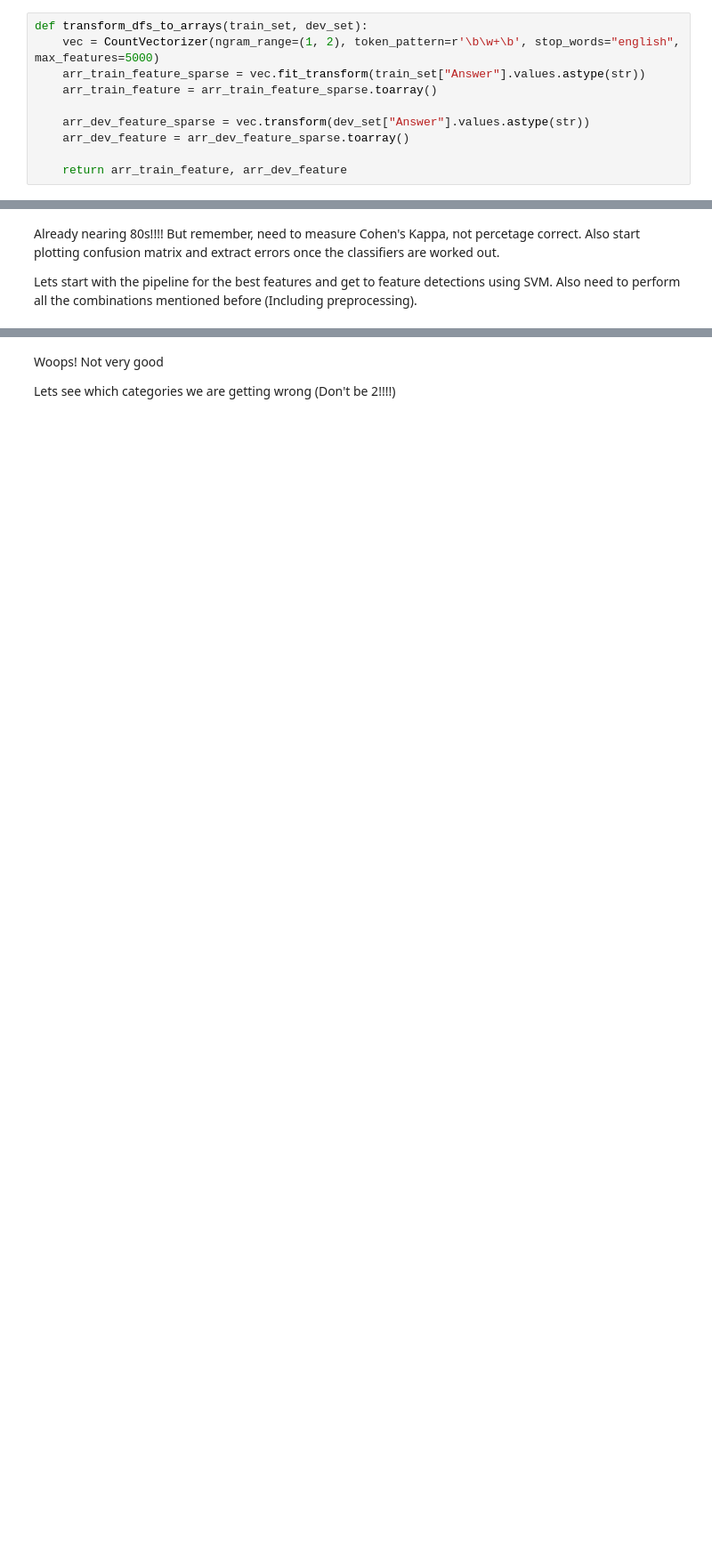
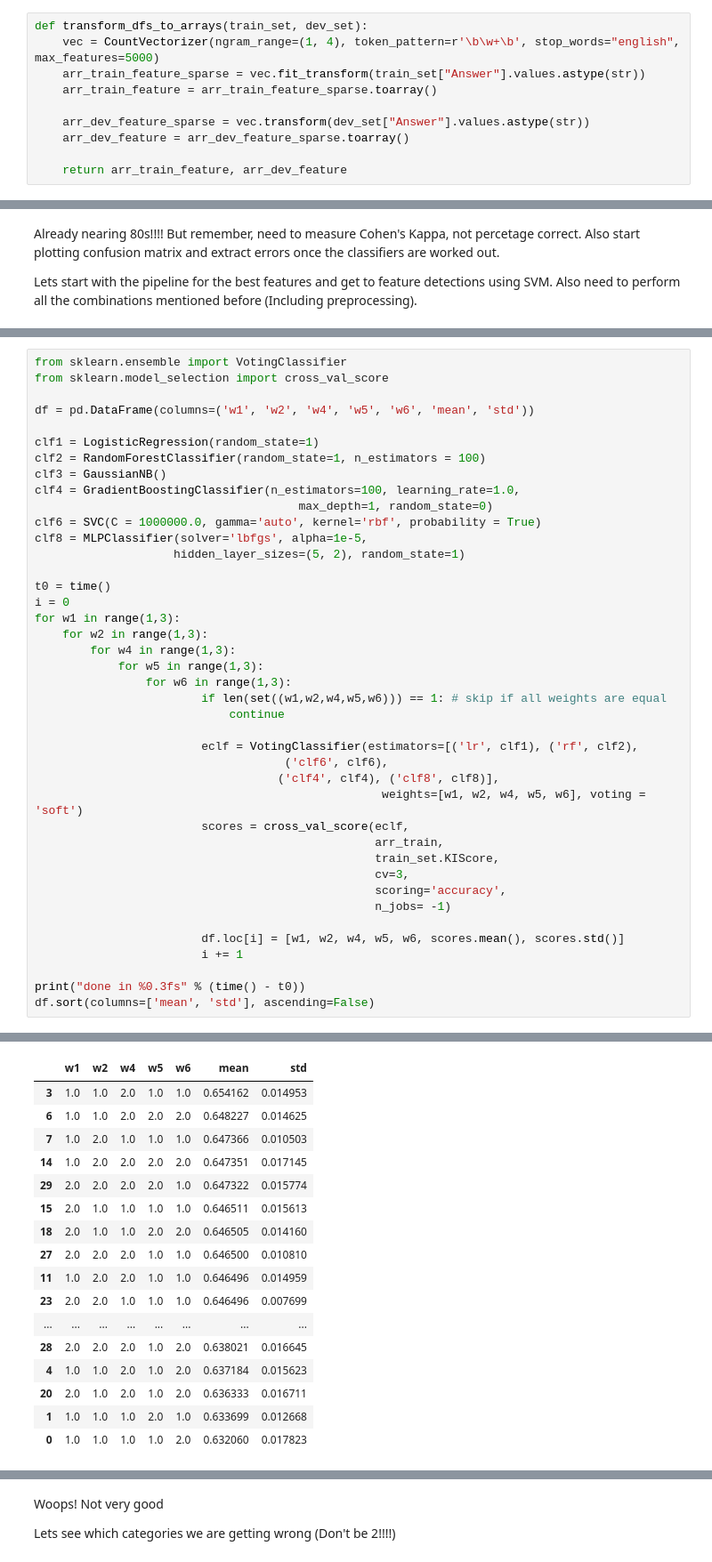
Before and after one commit to addt/Predicting-Short-Answer-Grades, a Jupyter notebook: Prediction_Classifiers.ipynb, the cells around one changed output, grey strips where cells are left out. Shown at 89% size. Saved outputs shown, nothing was run; the diff lists cells and outputs as text; blank space fills up the shorter version.

```diff
--- a/Prediction_Classifiers.ipynb
+++ b/Prediction_Classifiers.ipynb
@@ -203,6 +228,6 @@ dev_set.head()
 # %%
 def transform_dfs_to_arrays(train_set, dev_set):
-    vec = CountVectorizer(ngram_range=(1, 2), token_pattern=r'\b\w+\b', stop_words="english", max_features=5000)
+    vec = CountVectorizer(ngram_range=(1, 4), token_pattern=r'\b\w+\b', stop_words="english", max_features=5000)
     arr_train_feature_sparse = vec.fit_transform(train_set["Answer"].values.astype(str))
     arr_train_feature = arr_train_feature_sparse.toarray()
 
@@ -301,0 +507,42 @@ accuracy_score(dev_set.KIScore, predicted)
+# %%
+from sklearn.ensemble import VotingClassifier
+from sklearn.model_selection import cross_val_score
+
+df = pd.DataFrame(columns=('w1', 'w2', 'w4', 'w5', 'w6', 'mean', 'std'))
+
+clf1 = LogisticRegression(random_state=1)
+clf2 = RandomForestClassifier(random_state=1, n_estimators = 100)
+clf3 = GaussianNB()
+clf4 = GradientBoostingClassifier(n_estimators=100, learning_rate=1.0,
+                                      max_depth=1, random_state=0)
+clf6 = SVC(C = 1000000.0, gamma='auto', kernel='rbf', probability = True)
+clf8 = MLPClassifier(solver='lbfgs', alpha=1e-5,
+                    hidden_layer_sizes=(5, 2), random_state=1)
+
+t0 = time()
+i = 0
+for w1 in range(1,3):
+    for w2 in range(1,3):
+        for w4 in range(1,3):
+            for w5 in range(1,3):
+                for w6 in range(1,3):
+                        if len(set((w1,w2,w4,w5,w6))) == 1: # skip if all weights are equal
+                            continue
+
+                        eclf = VotingClassifier(estimators=[('lr', clf1), ('rf', clf2),
+                                    ('clf6', clf6),
+                                   ('clf4', clf4), ('clf8', clf8)],
+                                                  weights=[w1, w2, w4, w5, w6], voting = 'soft')
+                        scores = cross_val_score(eclf,
+                                                 arr_train,
+                                                 train_set.KIScore,
+                                                 cv=3,
+                                                 scoring='accuracy',
+                                                 n_jobs= -1)
+
+                        df.loc[i] = [w1, w2, w4, w5, w6, scores.mean(), scores.std()]
+                        i += 1
+
+print("done in %0.3fs" % (time() - t0))
+df.sort(columns=['mean', 'std'], ascending=False)
+# %% [output]
@@ -302 +550,18 @@ accuracy_score(dev_set.KIScore, predicted)
+|  | w1 | w2 | w4 | w5 | w6 | mean | std |
+| 3 | 1.0 | 1.0 | 2.0 | 1.0 | 1.0 | 0.654162 | 0.014953 |
+| 6 | 1.0 | 1.0 | 2.0 | 2.0 | 2.0 | 0.648227 | 0.014625 |
+| 7 | 1.0 | 2.0 | 1.0 | 1.0 | 1.0 | 0.647366 | 0.010503 |
+| 14 | 1.0 | 2.0 | 2.0 | 2.0 | 2.0 | 0.647351 | 0.017145 |
+| 29 | 2.0 | 2.0 | 2.0 | 2.0 | 1.0 | 0.647322 | 0.015774 |
+| 15 | 2.0 | 1.0 | 1.0 | 1.0 | 1.0 | 0.646511 | 0.015613 |
+| 18 | 2.0 | 1.0 | 1.0 | 2.0 | 2.0 | 0.646505 | 0.014160 |
+| 27 | 2.0 | 2.0 | 2.0 | 1.0 | 1.0 | 0.646500 | 0.010810 |
+| 11 | 1.0 | 2.0 | 2.0 | 1.0 | 1.0 | 0.646496 | 0.014959 |
+| 23 | 2.0 | 2.0 | 1.0 | 1.0 | 1.0 | 0.646496 | 0.007699 |
+| ... | ... | ... | ... | ... | ... | ... | ... |
+| 28 | 2.0 | 2.0 | 2.0 | 1.0 | 2.0 | 0.638021 | 0.016645 |
+| 4 | 1.0 | 1.0 | 2.0 | 1.0 | 2.0 | 0.637184 | 0.015623 |
+| 20 | 2.0 | 1.0 | 2.0 | 1.0 | 2.0 | 0.636333 | 0.016711 |
+| 1 | 1.0 | 1.0 | 1.0 | 2.0 | 1.0 | 0.633699 | 0.012668 |
+| 0 | 1.0 | 1.0 | 1.0 | 1.0 | 2.0 | 0.632060 | 0.017823 |
 # %%
```
Also changed, not shown: parts of 41 cells of this notebook, 5 other files.
